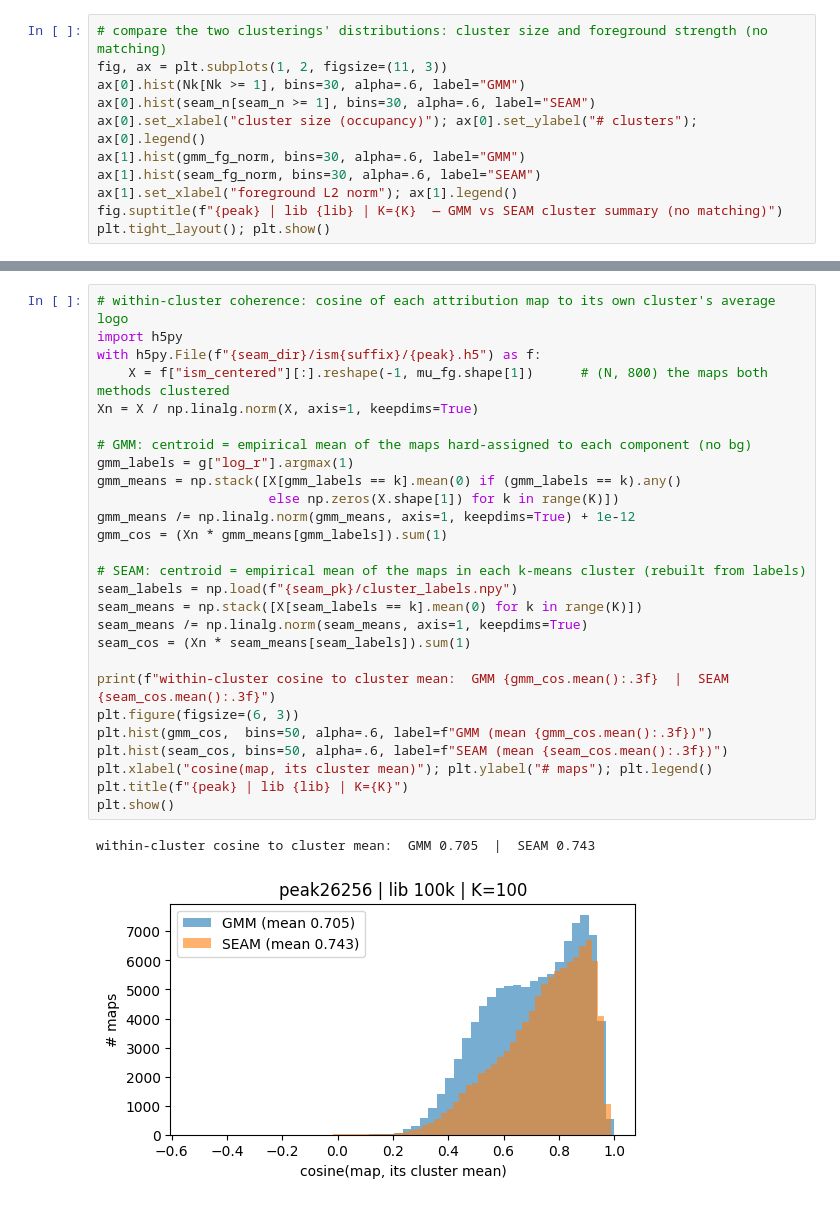
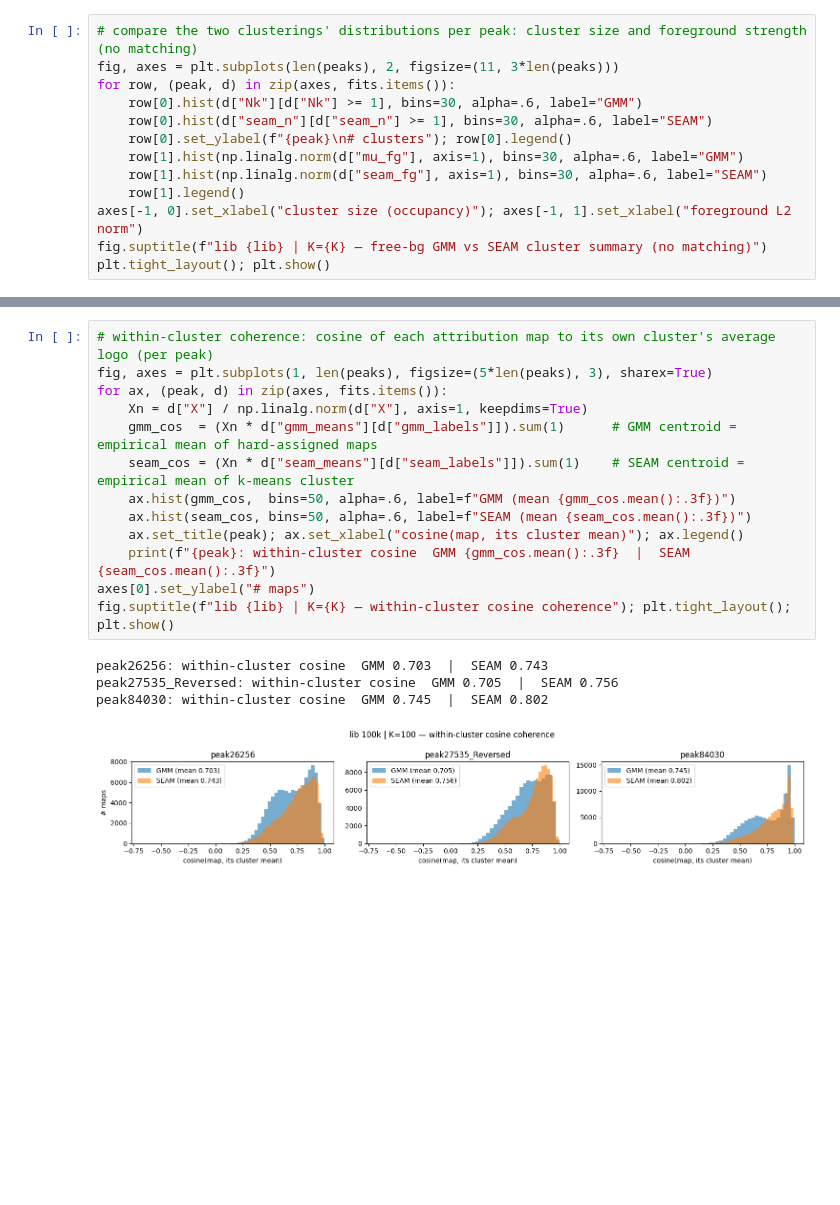
Before and after one commit to pabmantilla/Bg_VBGMM, a Jupyter notebook: init_impliment/scripts/k562_lentimpra/val_bggmm.ipynb, the cells around one changed output, grey strips where cells are left out. Saved outputs shown, nothing was run; the diff lists cells and outputs as text; blank space fills up the shorter version.

```diff
--- a/init_impliment/scripts/k562_lentimpra/val_bggmm.ipynb
+++ b/init_impliment/scripts/k562_lentimpra/val_bggmm.ipynb
@@ -43,12 +62,14 @@ peak26256  |  lib 100k  |  K=100  |  GMM vs SEAM foregrounds_kmeans100
 # %%
-# compare the two clusterings' distributions: cluster size and foreground strength (no matching)
-fig, ax = plt.subplots(1, 2, figsize=(11, 3))
-ax[0].hist(Nk[Nk >= 1], bins=30, alpha=.6, label="GMM")
-ax[0].hist(seam_n[seam_n >= 1], bins=30, alpha=.6, label="SEAM")
-ax[0].set_xlabel("cluster size (occupancy)"); ax[0].set_ylabel("# clusters"); ax[0].legend()
-ax[1].hist(gmm_fg_norm, bins=30, alpha=.6, label="GMM")
-ax[1].hist(seam_fg_norm, bins=30, alpha=.6, label="SEAM")
-ax[1].set_xlabel("foreground L2 norm"); ax[1].legend()
-fig.suptitle(f"{peak} | lib {lib} | K={K}  — GMM vs SEAM cluster summary (no matching)")
+# compare the two clusterings' distributions per peak: cluster size and foreground strength (no matching)
+fig, axes = plt.subplots(len(peaks), 2, figsize=(11, 3*len(peaks)))
+for row, (peak, d) in zip(axes, fits.items()):
+    row[0].hist(d["Nk"][d["Nk"] >= 1], bins=30, alpha=.6, label="GMM")
+    row[0].hist(d["seam_n"][d["seam_n"] >= 1], bins=30, alpha=.6, label="SEAM")
+    row[0].set_ylabel(f"{peak}\n# clusters"); row[0].legend()
+    row[1].hist(np.linalg.norm(d["mu_fg"], axis=1), bins=30, alpha=.6, label="GMM")
+    row[1].hist(np.linalg.norm(d["seam_fg"], axis=1), bins=30, alpha=.6, label="SEAM")
+    row[1].legend()
+axes[-1, 0].set_xlabel("cluster size (occupancy)"); axes[-1, 1].set_xlabel("foreground L2 norm")
+fig.suptitle(f"lib {lib} | K={K} — free-bg GMM vs SEAM cluster summary (no matching)")
 plt.tight_layout(); plt.show()
 # %% [output]
@@ -56,33 +77,21 @@ plt.tight_layout(); plt.show()
 # %%
-# within-cluster coherence: cosine of each attribution map to its own cluster's average logo
-import h5py
-with h5py.File(f"{seam_dir}/ism{suffix}/{peak}.h5") as f:
-    X = f["ism_centered"][:].reshape(-1, mu_fg.shape[1])      # (N, 800) the maps both methods clustered
-Xn = X / np.linalg.norm(X, axis=1, keepdims=True)
-
-# GMM: centroid = empirical mean of the maps hard-assigned to each component (no bg)
-gmm_labels = g["log_r"].argmax(1)
-gmm_means = np.stack([X[gmm_labels == k].mean(0) if (gmm_labels == k).any()
-                      else np.zeros(X.shape[1]) for k in range(K)])
-gmm_means /= np.linalg.norm(gmm_means, axis=1, keepdims=True) + 1e-12
-gmm_cos = (Xn * gmm_means[gmm_labels]).sum(1)
-
-# SEAM: centroid = empirical mean of the maps in each k-means cluster (rebuilt from labels)
-seam_labels = np.load(f"{seam_pk}/cluster_labels.npy")
-seam_means = np.stack([X[seam_labels == k].mean(0) for k in range(K)])
-seam_means /= np.linalg.norm(seam_means, axis=1, keepdims=True)
-seam_cos = (Xn * seam_means[seam_labels]).sum(1)
-
-print(f"within-cluster cosine to cluster mean:  GMM {gmm_cos.mean():.3f}  |  SEAM {seam_cos.mean():.3f}")
-plt.figure(figsize=(6, 3))
-plt.hist(gmm_cos,  bins=50, alpha=.6, label=f"GMM (mean {gmm_cos.mean():.3f})")
-plt.hist(seam_cos, bins=50, alpha=.6, label=f"SEAM (mean {seam_cos.mean():.3f})")
-plt.xlabel("cosine(map, its cluster mean)"); plt.ylabel("# maps"); plt.legend()
-plt.title(f"{peak} | lib {lib} | K={K}")
-plt.show()
+# within-cluster coherence: cosine of each attribution map to its own cluster's average logo (per peak)
+fig, axes = plt.subplots(1, len(peaks), figsize=(5*len(peaks), 3), sharex=True)
+for ax, (peak, d) in zip(axes, fits.items()):
+    Xn = d["X"] / np.linalg.norm(d["X"], axis=1, keepdims=True)
+    gmm_cos  = (Xn * d["gmm_means"][d["gmm_labels"]]).sum(1)      # GMM centroid = empirical mean of hard-assigned maps
+    seam_cos = (Xn * d["seam_means"][d["seam_labels"]]).sum(1)    # SEAM centroid = empirical mean of k-means cluster
+    ax.hist(gmm_cos,  bins=50, alpha=.6, label=f"GMM (mean {gmm_cos.mean():.3f})")
+    ax.hist(seam_cos, bins=50, alpha=.6, label=f"SEAM (mean {seam_cos.mean():.3f})")
+    ax.set_title(peak); ax.set_xlabel("cosine(map, its cluster mean)"); ax.legend()
+    print(f"{peak}: within-cluster cosine  GMM {gmm_cos.mean():.3f}  |  SEAM {seam_cos.mean():.3f}")
+axes[0].set_ylabel("# maps")
+fig.suptitle(f"lib {lib} | K={K} — within-cluster cosine coherence"); plt.tight_layout(); plt.show()
 # %% [output]
-within-cluster cosine to cluster mean:  GMM 0.705  |  SEAM 0.743
+peak26256: within-cluster cosine  GMM 0.703  |  SEAM 0.743
+peak27535_Reversed: within-cluster cosine  GMM 0.705  |  SEAM 0.756
+peak84030: within-cluster cosine  GMM 0.745  |  SEAM 0.802
-[figure, old version]
+[figure, new version]
 # %%
 # per-position coherence: Pearson r between each map's positional importance profile and its cluster mean's
 # (profile = per-position L2 magnitude over the 4 channels; correlation taken over the 200 positions)
```
Also changed, not shown: parts of 4 cells of this notebook.
